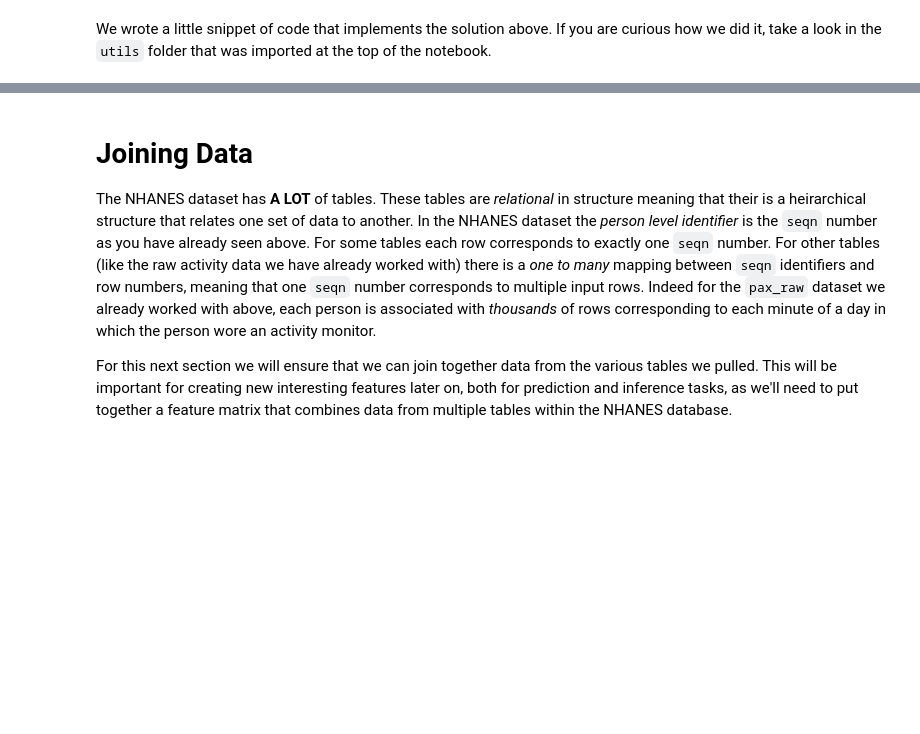
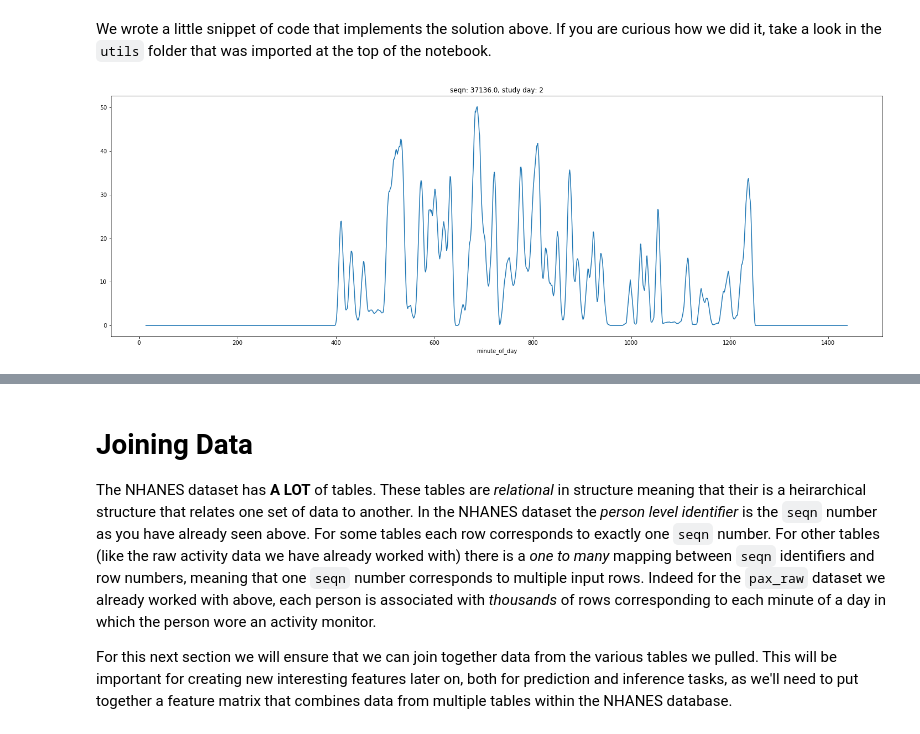
Before and after one commit to evidation-health/EvidationDataScienceModule, a Jupyter notebook: notebooks/0-ETL-Munging-QC.ipynb, the cells around one changed output, grey strips where cells are left out. Saved outputs shown, nothing was run; the diff lists cells and outputs as text; code cells hidden in the pictures; blank space fills up the shorter version.

```diff
--- a/notebooks/0-ETL-Munging-QC.ipynb
+++ b/notebooks/0-ETL-Munging-QC.ipynb
@@ -188,0 +235,5 @@ utils.plot_user_steps(pax_raw, None, 2, 60)
+# %%
+# Look in the utils library to see how we implemented the solution.
+utils.plot_user_steps(pax_raw, None, 2, 15)
+# %% [output]
+[figure, added]
```
Also changed, not shown: parts of 44 cells of this notebook, 2 other files.
